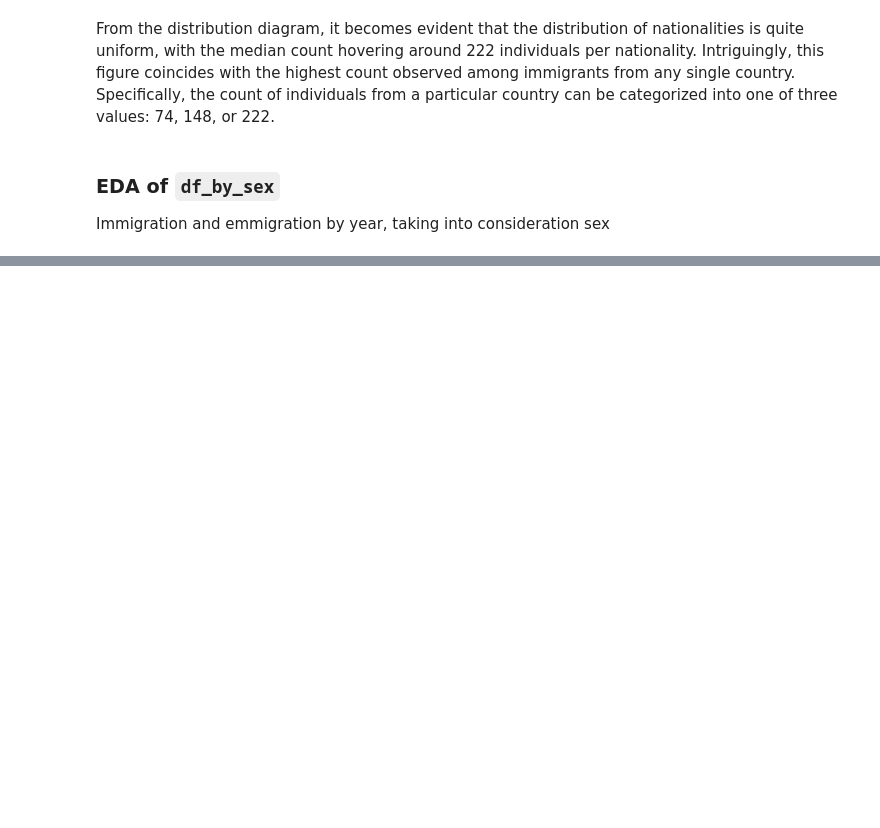
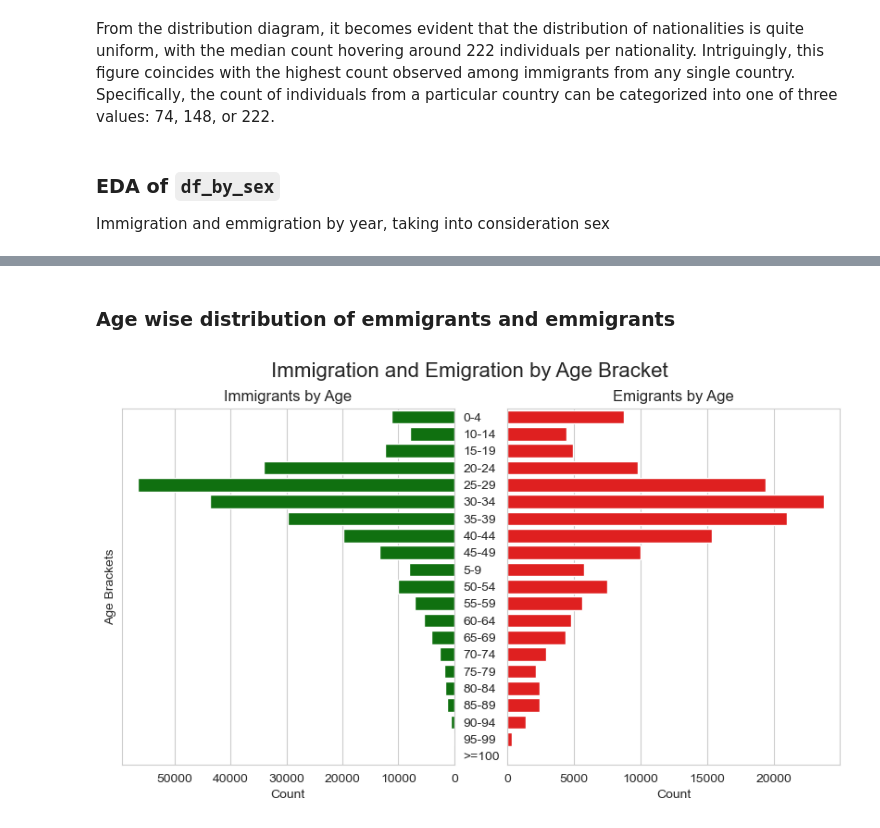
Before and after one commit to Lfg2st/uber-global-hackathon-barcelona-data-analysis, a Jupyter notebook: Jupyter_notebooks/anhad_aka_hodor/main.ipynb, the cells around one changed output, grey strips where cells are left out. Cells and saved outputs as stored; diff of their text form; code cells hidden in the pictures; blank space fills up the shorter version.

```diff
--- a/Jupyter_notebooks/anhad_aka_hodor/main.ipynb
+++ b/Jupyter_notebooks/anhad_aka_hodor/main.ipynb
@@ -39,10 +38,10 @@ import plotly.express as px
 # %%
 # importing of datasets
-df_nationality  = pd.read_csv("../../CSVs/Barcelona data sets/immigrants_by_nationality.csv", parse_dates=['Year'])
-df_by_age= pd.read_csv("../../CSVs/Barcelona data sets/immigrants_emigrants_by_age.csv", parse_dates = True)
-df_by_destination_1  = pd.read_csv("../../CSVs/Barcelona data sets/immigrants_emigrants_by_destination.csv", parse_dates=True)
-df_by_destination_2  = pd.read_csv("../../CSVs/Barcelona data sets/immigrants_emigrants_by_destination2.csv", parse_dates=True)
-df_by_sex  = pd.read_csv("../../CSVs/Barcelona data sets/immigrants_emigrants_by_sex.csv", parse_dates=True)
+df_nationality  = pd.read_csv("../../CSVs/Barcelona data sets/immigrants_by_nationality.csv")
+df_by_age= pd.read_csv("../../CSVs/Barcelona data sets/immigrants_emigrants_by_age.csv")
+df_by_destination_1  = pd.read_csv("../../CSVs/Barcelona data sets/immigrants_emigrants_by_destination.csv")
+df_by_destination_2  = pd.read_csv("../../CSVs/Barcelona data sets/immigrants_emigrants_by_destination2.csv")
+df_by_sex  = pd.read_csv("../../CSVs/Barcelona data sets/immigrants_emigrants_by_sex.csv")
 datasets = [df_nationality, df_by_age, df_by_destination_1, df_by_destination_2, df_by_sex]
 # %% [markdown]
 ### Information on datasets (copied directly from the task document)
@@ -454,0 +470,35 @@ The default value of numeric_only in DataFrameGroupBy.sum is deprecated. In a fu
+# %% [markdown]
+### Age wise distribution of emmigrants and emmigrants
+# %%
+age_brackets = np.unique(df_by_age.Age)
+# %%
+emigrants_by_age = []
+immigrants_by_age = []
+
+for bracket in age_brackets:
+    age_filtered_df = df_by_age.loc[(df_by_age.Age == bracket)]
+    immigrants_by_age.append(sum(age_filtered_df.Immigrants))
+    emigrants_by_age.append(sum(age_filtered_df.Emigrants))
+
+# Create a figure with two subplots (one for immigrants and one for emigrants)
+fig, axes = plt.subplots(1, 2, figsize=(10, 5), sharey=True)
+
+# Plot immigrants on the left subplot
+sns.barplot(x=immigrants_by_age, y=age_brackets, ax=axes[0], color='green')
+axes[0].set_title('Immigrants by Age')
+axes[0].set_xlabel('Count')
+axes[0].set_ylabel('Age Brackets')
+
+# Plot emigrants on the right subplot
+sns.barplot(x=emigrants_by_age, y=age_brackets, ax=axes[1], color='red')
+axes[1].set_title('Emigrants by Age')
+axes[1].set_xlabel('Count')
+
+# Add a common y-axis label
+axes[0].tick_params(axis='y', which='both', labelleft=False, labelright=True)
+axes[0].invert_xaxis()
+plt.subplots_adjust(wspace=0.16)  # Adjust the space between subplots
+plt.suptitle('Immigration and Emigration by Age Bracket', fontsize=16)
+plt.show()
+# %% [output]
+[figure, added]
```
Also changed, not shown: parts of 14 cells of this notebook.
